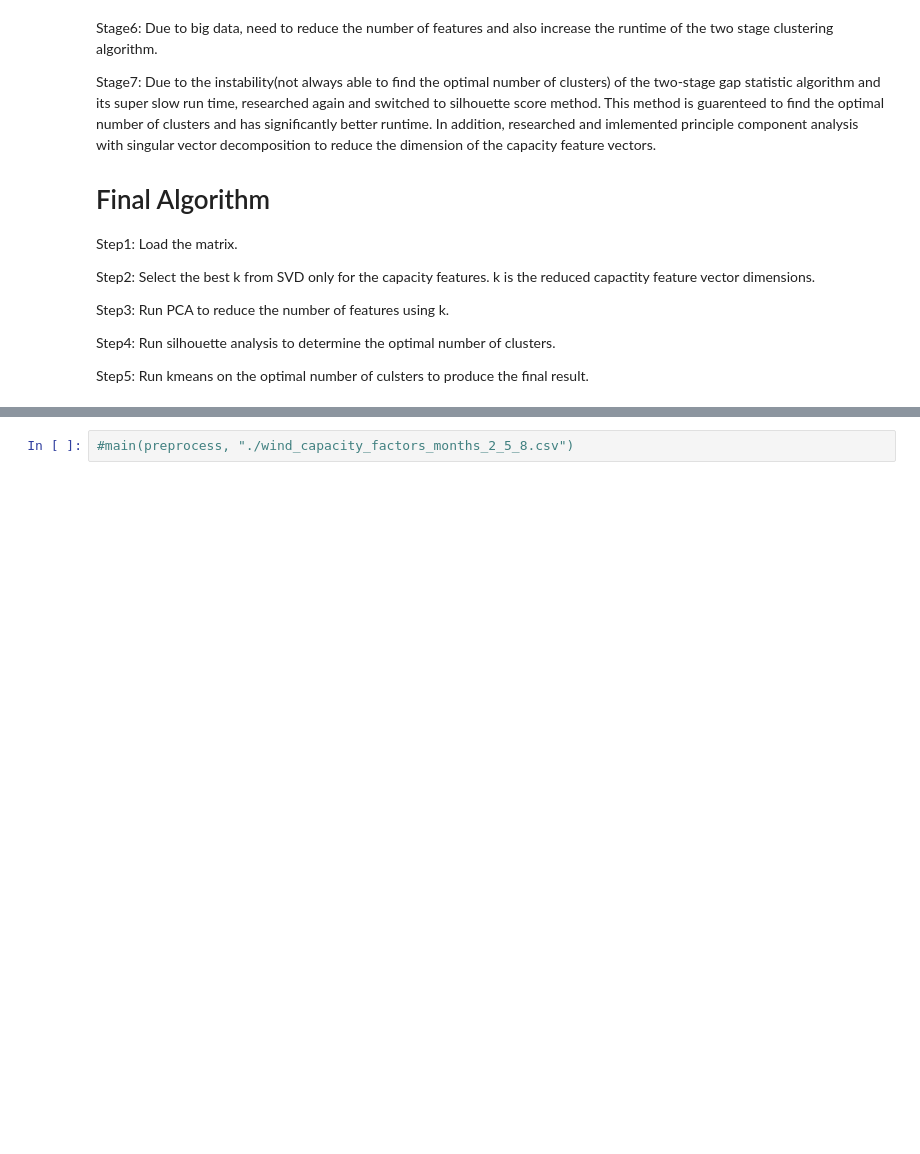
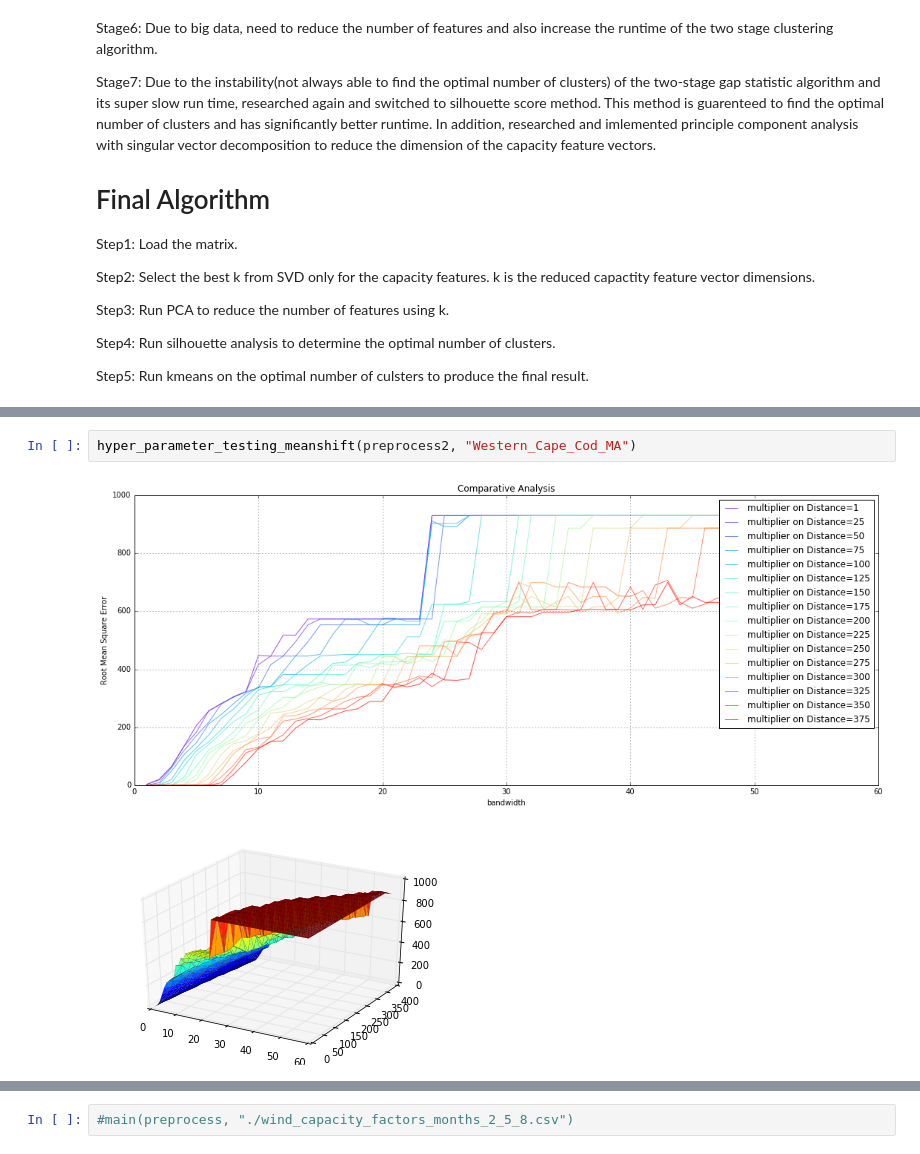
Before and after one commit to JinZhaoHong/wind, a Jupyter notebook: ml_wind_farms_silhouette.ipynb, the cells around one changed output, grey strips where cells are left out. Saved outputs shown, nothing was run; the diff lists cells and outputs as text; blank space fills up the shorter version.

Commit message:
Added 3-D plots

```diff
--- a/ml_wind_farms_silhouette.ipynb
+++ b/ml_wind_farms_silhouette.ipynb
@@ -813 +914,6 @@ def hyper_parameter_testing(preprocess_f, path, original_matrix):
+# %%
+hyper_parameter_testing_meanshift(preprocess2, "Western_Cape_Cod_MA")
+# %% [output]
+[figure, added]
+[figure, added]
 # %%
```
Also changed, not shown: parts of 15 cells of this notebook.
